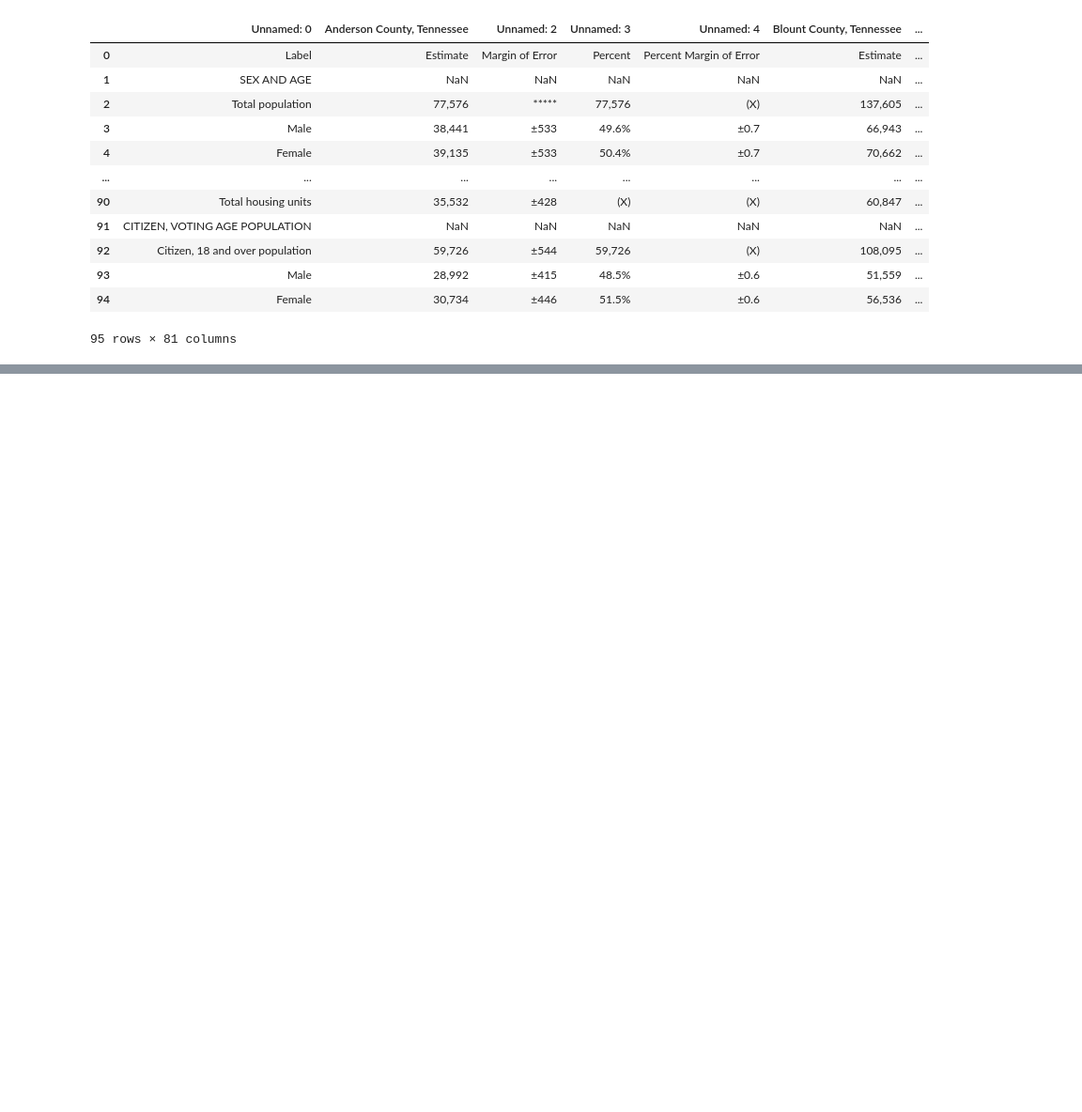
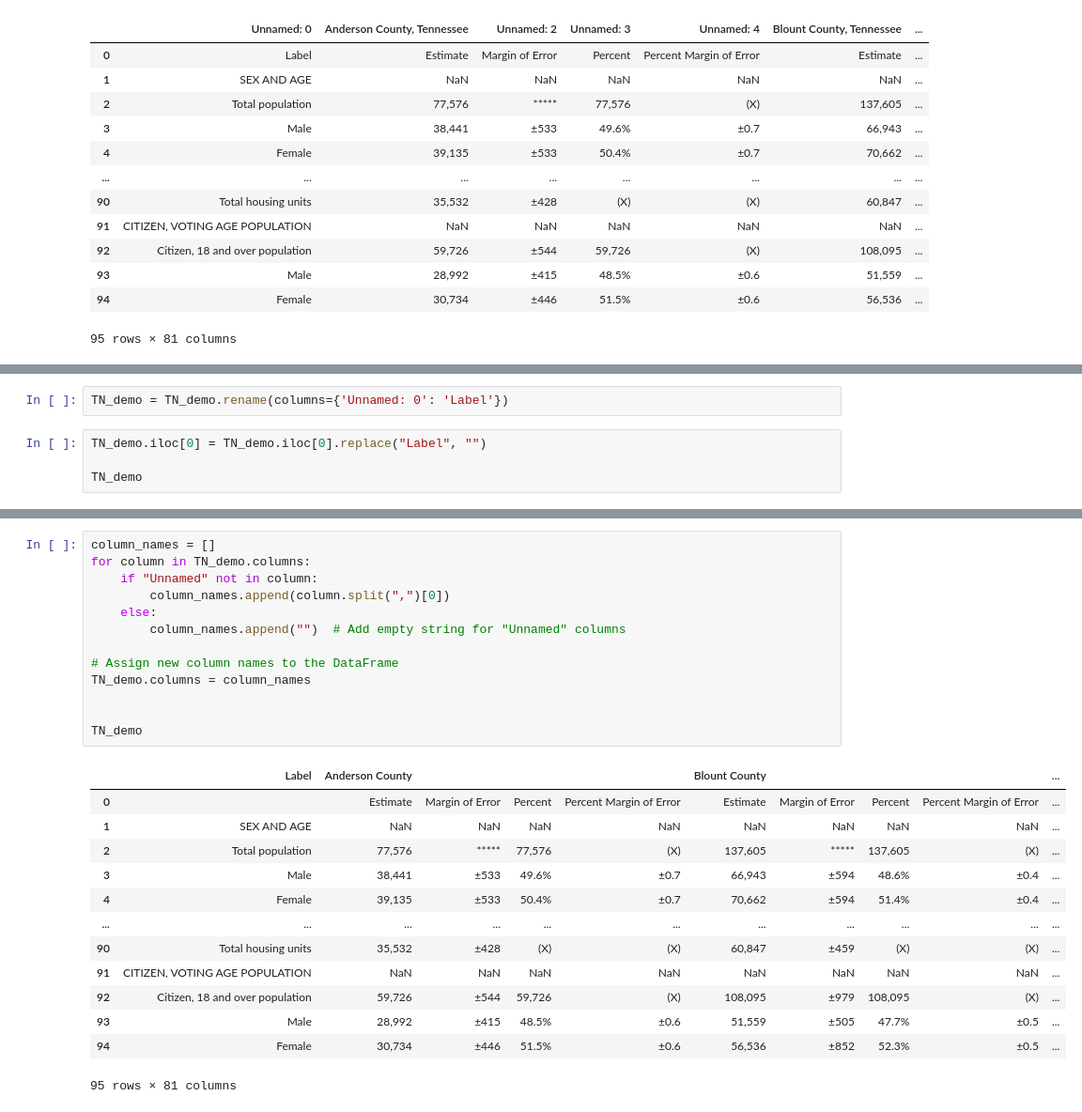
Before and after one commit to scost46/TN_Obesity_Analysis_Capstone, a Jupyter notebook: notebooks/TN_census_notebook.ipynb, the cells around one changed output, grey strips where cells are left out. Shown at 94% size. Cells and saved outputs as stored; diff of their text form; blank space fills up the shorter version.

```diff
--- a/notebooks/TN_census_notebook.ipynb
+++ b/notebooks/TN_census_notebook.ipynb
@@ -48,0 +69,6 @@ TN_demo
+# %%
+TN_demo = TN_demo.rename(columns={'Unnamed: 0': 'Label'})
+# %%
+TN_demo.iloc[0] = TN_demo.iloc[0].replace("Label", "")
+
+TN_demo
@@ -48,0 +89,27 @@ TN_demo
+# %%
+column_names = []
+for column in TN_demo.columns:
+    if "Unnamed" not in column:
+        column_names.append(column.split(",")[0])
+    else:
+        column_names.append("")  # Add empty string for "Unnamed" columns
+
+# Assign new column names to the DataFrame
+TN_demo.columns = column_names
+
+
+TN_demo
+# %% [output]
+|  | Label | Anderson County |  |  |  | Blount County |  |  |  | ... |
+| 0 |  | Estimate | Margin of Error | Percent | Percent Margin of Error | Estimate | Margin of Error | Percent | Percent Margin of Error | ... |
+| 1 | SEX AND AGE | NaN | NaN | NaN | NaN | NaN | NaN | NaN | NaN | ... |
+| 2 | Total population | 77,576 | ***** | 77,576 | (X) | 137,605 | ***** | 137,605 | (X) | ... |
+| 3 | Male | 38,441 | ±533 | 49.6% | ±0.7 | 66,943 | ±594 | 48.6% | ±0.4 | ... |
+| 4 | Female | 39,135 | ±533 | 50.4% | ±0.7 | 70,662 | ±594 | 51.4% | ±0.4 | ... |
+| ... | ... | ... | ... | ... | ... | ... | ... | ... | ... | ... |
+| 90 | Total housing units | 35,532 | ±428 | (X) | (X) | 60,847 | ±459 | (X) | (X) | ... |
+| 91 | CITIZEN, VOTING AGE POPULATION | NaN | NaN | NaN | NaN | NaN | NaN | NaN | NaN | ... |
+| 92 | Citizen, 18 and over population | 59,726 | ±544 | 59,726 | (X) | 108,095 | ±979 | 108,095 | (X) | ... |
+| 93 | Male | 28,992 | ±415 | 48.5% | ±0.6 | 51,559 | ±505 | 47.7% | ±0.5 | ... |
+| 94 | Female | 30,734 | ±446 | 51.5% | ±0.6 | 56,536 | ±852 | 52.3% | ±0.5 | ... |
+95 rows × 81 columns
```
Also changed, not shown: parts of 5 cells of this notebook.
